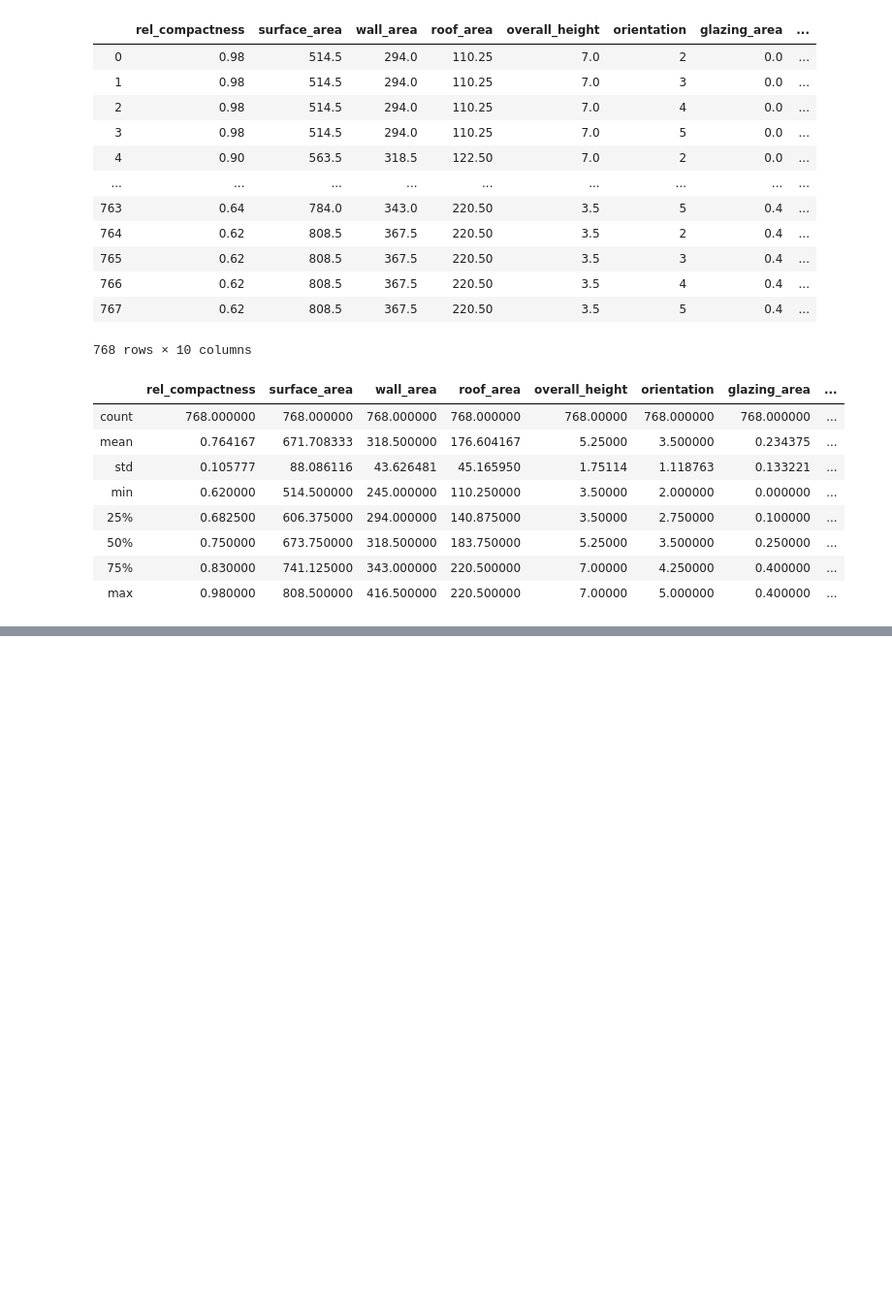
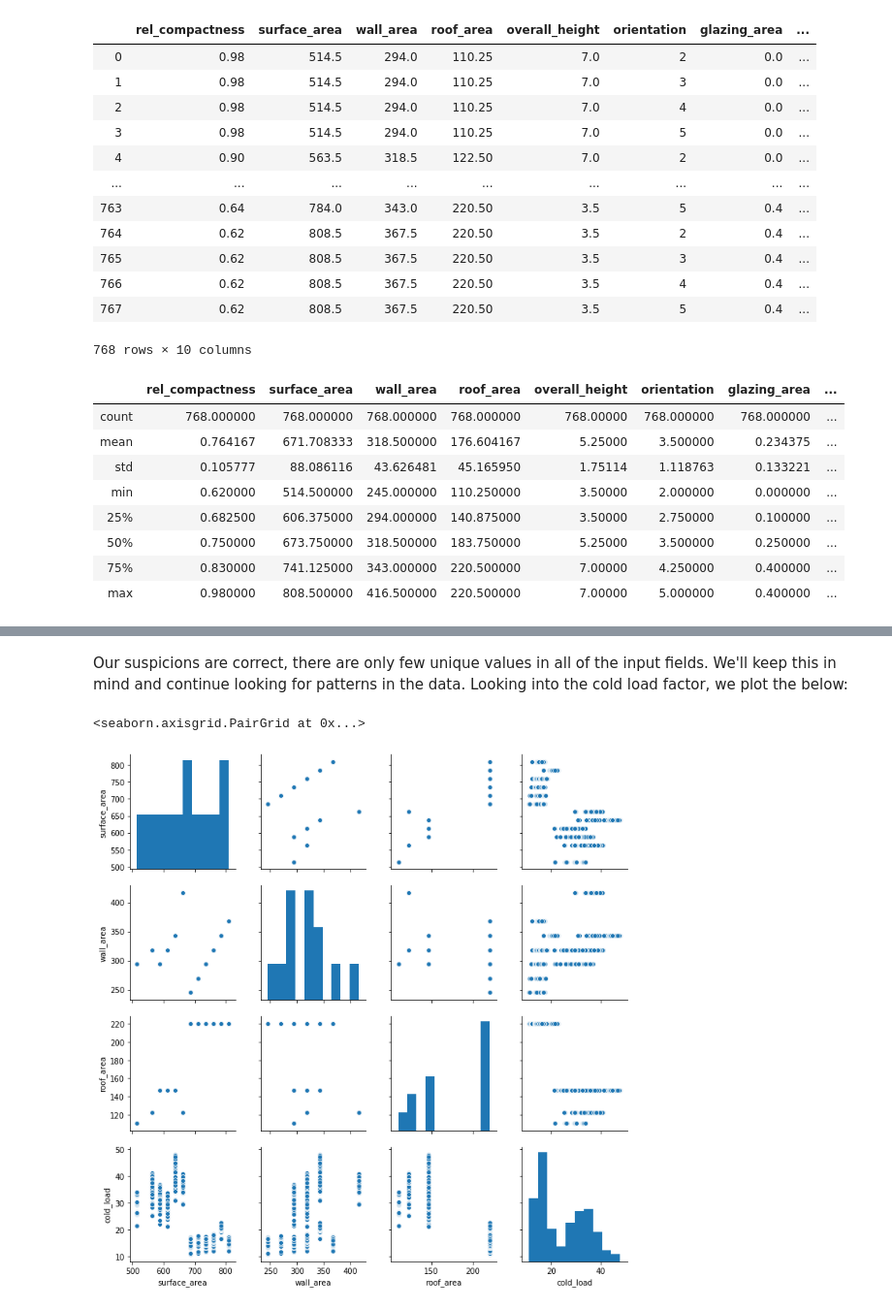
Before and after one commit to subhayoga/predict-energy-efficiency, a Jupyter notebook: Predicting Electricity Efficiency.ipynb, the cells around one changed output, grey strips where cells are left out. Shown at 97% size. Saved outputs shown, nothing was run; the diff lists cells and outputs as text; code cells hidden in the pictures; blank space fills up the shorter version.

```diff
--- a/Predicting Electricity Efficiency.ipynb
+++ b/Predicting Electricity Efficiency.ipynb
@@ -72,0 +141,7 @@ enb_data.describe()
+# %% [markdown]
+Our suspicions are correct, there are only few unique values in all of the input fields. We'll keep this in mind and continue looking for patterns in the data. Looking into the cold load factor, we plot the below:
+# %%
+sns.pairplot(enb_data, vars=['surface_area','wall_area','roof_area','cold_load'])
+# %% [output]
+<seaborn.axisgrid.PairGrid at 0x...>
+[figure, added]
```
Also changed, not shown: parts of 34 cells of this notebook.
